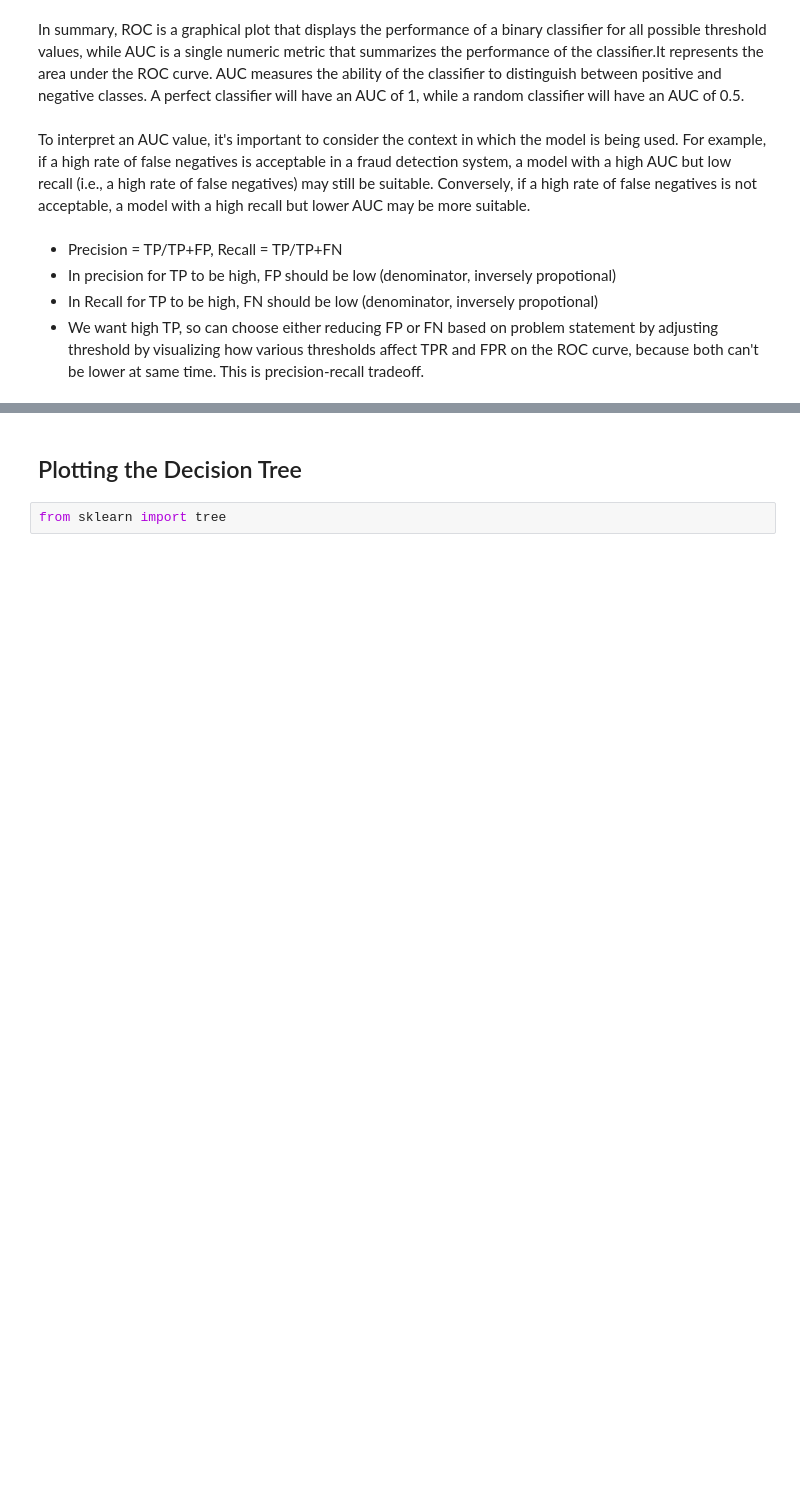
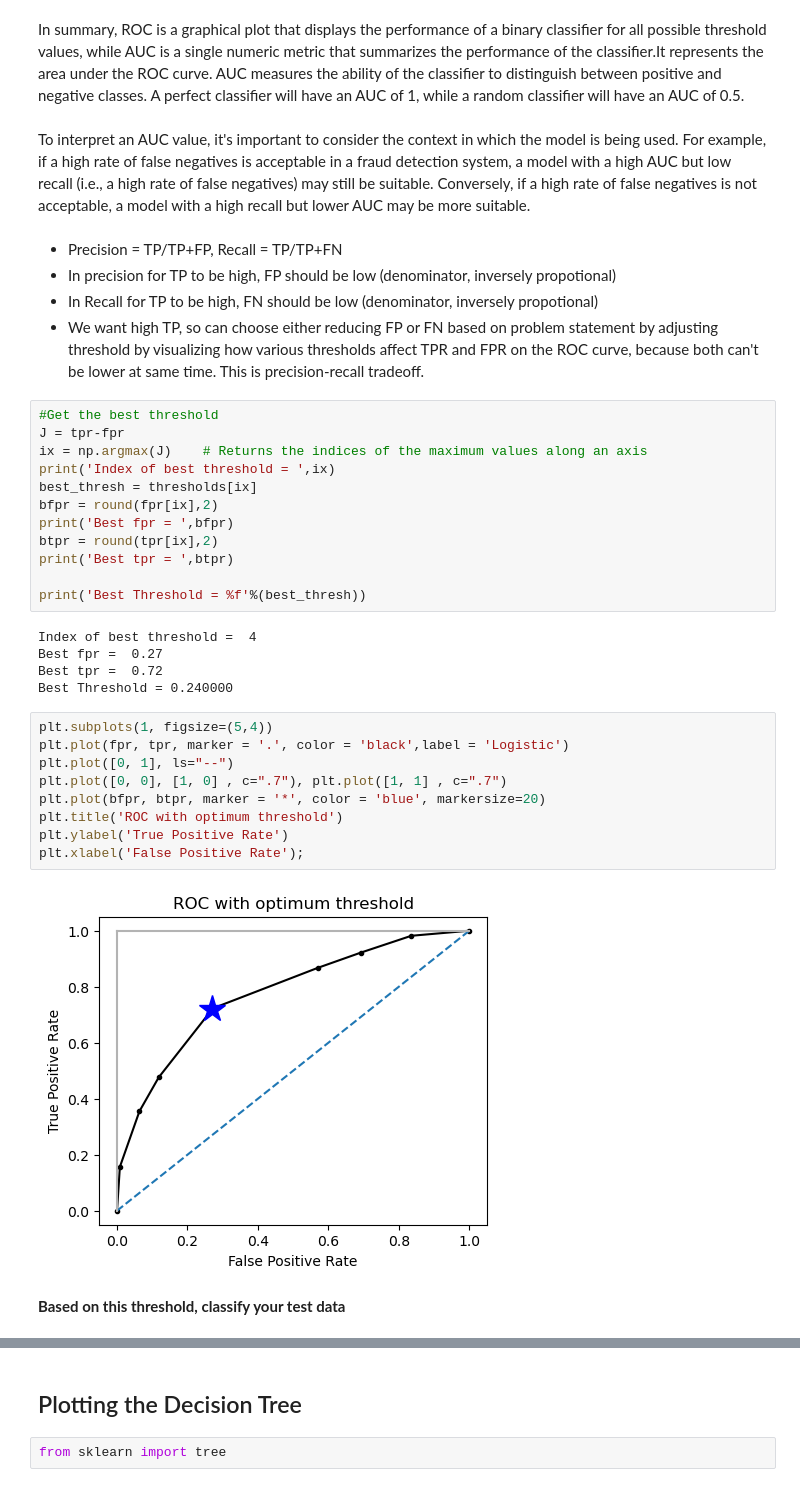
Before and after one commit to sylviachadha/Machine_Learning, a Jupyter notebook: DTree_Classification.ipynb, the cells around one changed output, grey strips where cells are left out. Cells and saved outputs as stored; diff of their text form; blank space fills up the shorter version.

```diff
--- a/DTree_Classification.ipynb
+++ b/DTree_Classification.ipynb
@@ -306,3 +313,33 @@ To interpret an AUC value, it's important to consider the context in which the m
 - In precision for TP to be high, FP should be low (denominator, inversely propotional)
 - In Recall for TP to be high, FN should be low (denominator, inversely propotional)
 - We want high TP, so can choose either reducing FP or FN based on problem statement by adjusting threshold by visualizing how various thresholds affect TPR and FPR on the ROC curve, because both can't be lower at same time. This is precision-recall tradeoff.
+# %%
+#Get the best threshold
+J = tpr-fpr
+ix = np.argmax(J)    # Returns the indices of the maximum values along an axis
+print('Index of best threshold = ',ix)
+best_thresh = thresholds[ix]
+bfpr = round(fpr[ix],2)
+print('Best fpr = ',bfpr)
+btpr = round(tpr[ix],2)
+print('Best tpr = ',btpr)
+
+print('Best Threshold = %f'%(best_thresh))
+# %% [output]
+Index of best threshold =  4
+Best fpr =  0.27
+Best tpr =  0.72
+Best Threshold = 0.240000
+# %%
+plt.subplots(1, figsize=(5,4))
+plt.plot(fpr, tpr, marker = '.', color = 'black',label = 'Logistic')
+plt.plot([0, 1], ls="--")
+plt.plot([0, 0], [1, 0] , c=".7"), plt.plot([1, 1] , c=".7")
+plt.plot(bfpr, btpr, marker = '*', color = 'blue', markersize=20)
+plt.title('ROC with optimum threshold')
+plt.ylabel('True Positive Rate')
+plt.xlabel('False Positive Rate');
+# %% [output]
+[figure, added]
+# %% [markdown]
+**Based on this threshold, classify your test data**
```
Also changed, not shown: parts of 17 cells of this notebook.
